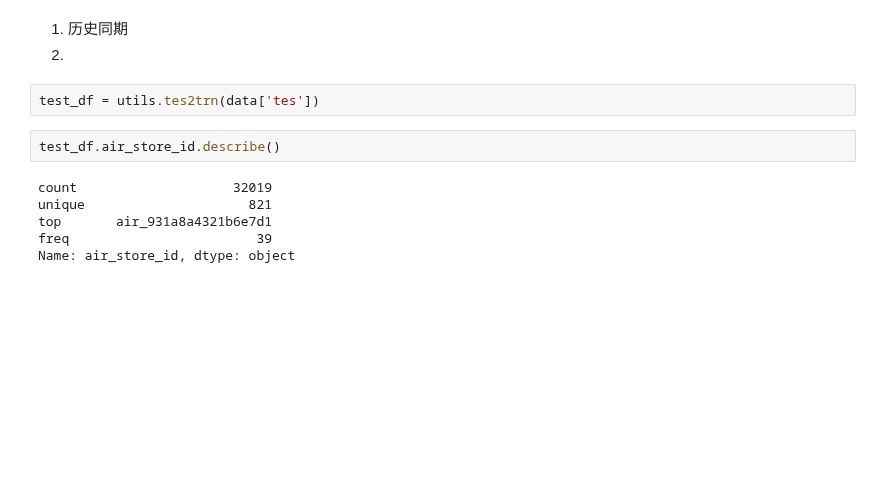
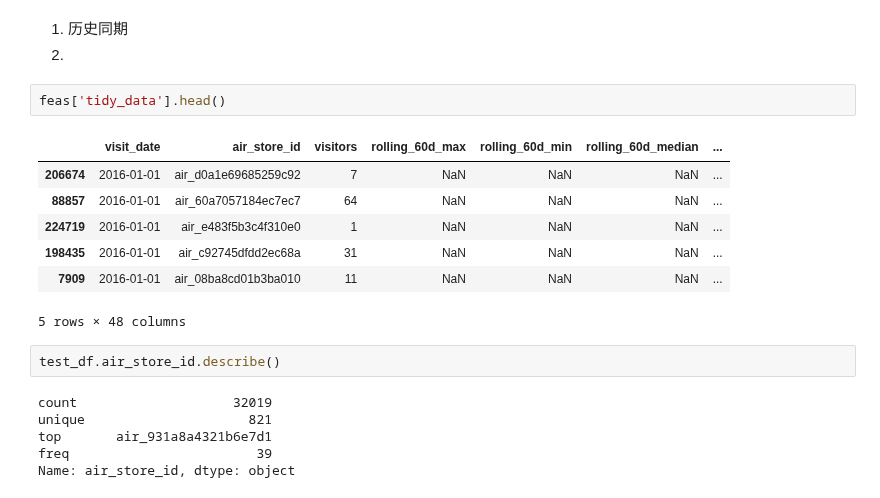
Before and after one commit to xiaochuan-du/ml_utils, a Jupyter notebook: proj/RRVF/feat_lab.ipynb, the cells around one changed output. Cells and saved outputs as stored; diff of their text form; blank space fills up the shorter version.

```diff
--- a/proj/RRVF/feat_lab.ipynb
+++ b/proj/RRVF/feat_lab.ipynb
@@ -65,8 +85,16 @@ feas = utils.data2fea(trn, data_dir, drop_vars=[])
 # %% [markdown]
 1. 历史同期
 2.
-# %%
-test_df = utils.tes2trn(data['tes'])
+# %%
+feas['tidy_data'].head()
+# %% [output]
+|  | visit_date | air_store_id | visitors | rolling_60d_max | rolling_60d_min | rolling_60d_median | ... |
+| 206674 | 2016-01-01 | air_d0a1e69685259c92 | 7 | NaN | NaN | NaN | ... |
+| 88857 | 2016-01-01 | air_60a7057184ec7ec7 | 64 | NaN | NaN | NaN | ... |
+| 224719 | 2016-01-01 | air_e483f5b3c4f310e0 | 1 | NaN | NaN | NaN | ... |
+| 198435 | 2016-01-01 | air_c92745dfdd2ec68a | 31 | NaN | NaN | NaN | ... |
+| 7909 | 2016-01-01 | air_08ba8cd01b3ba010 | 11 | NaN | NaN | NaN | ... |
+5 rows × 48 columns
 # %%
 test_df.air_store_id.describe()
 # %% [output]
```
Also changed, not shown: parts of 9 cells of this notebook, 2 other files.
